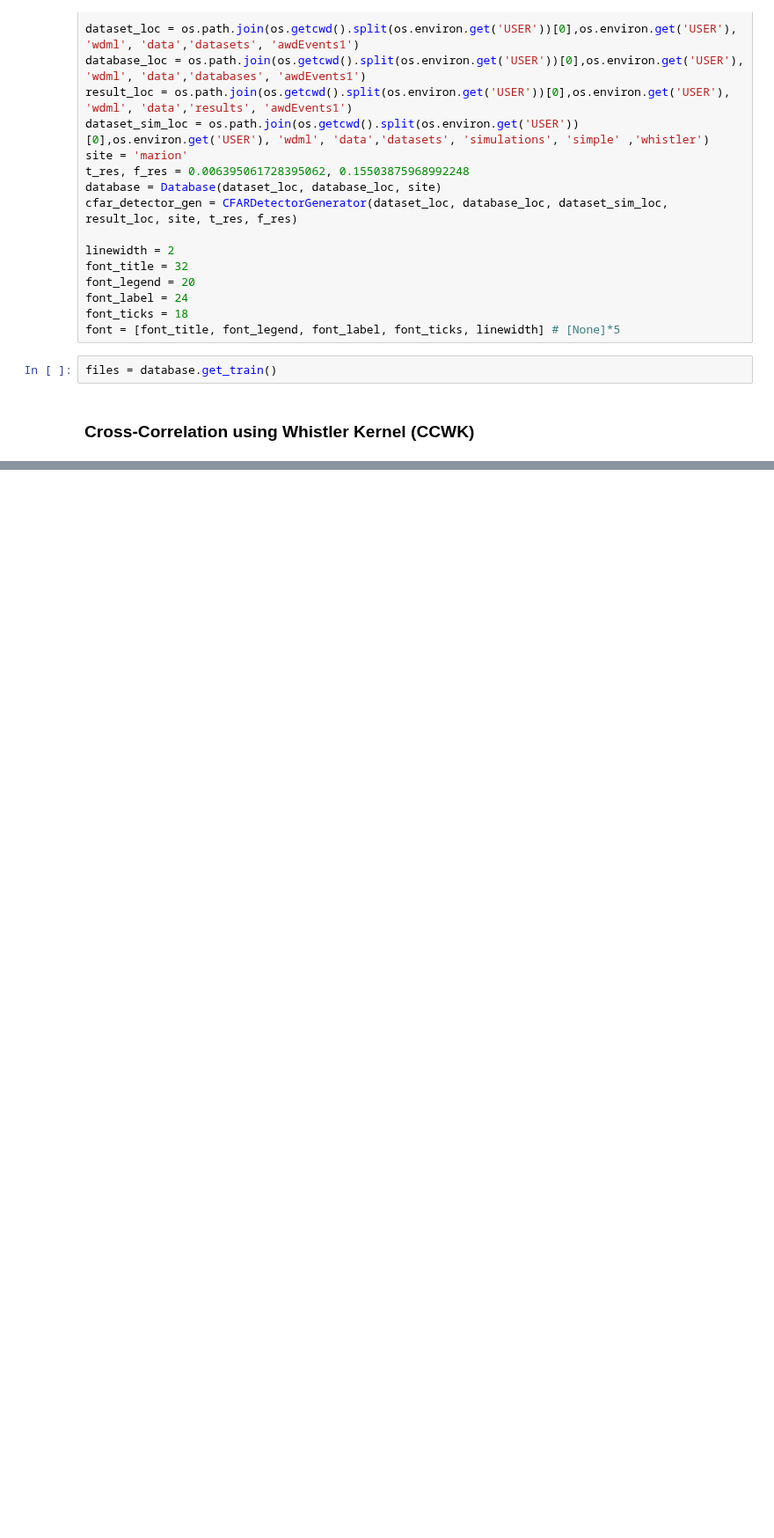
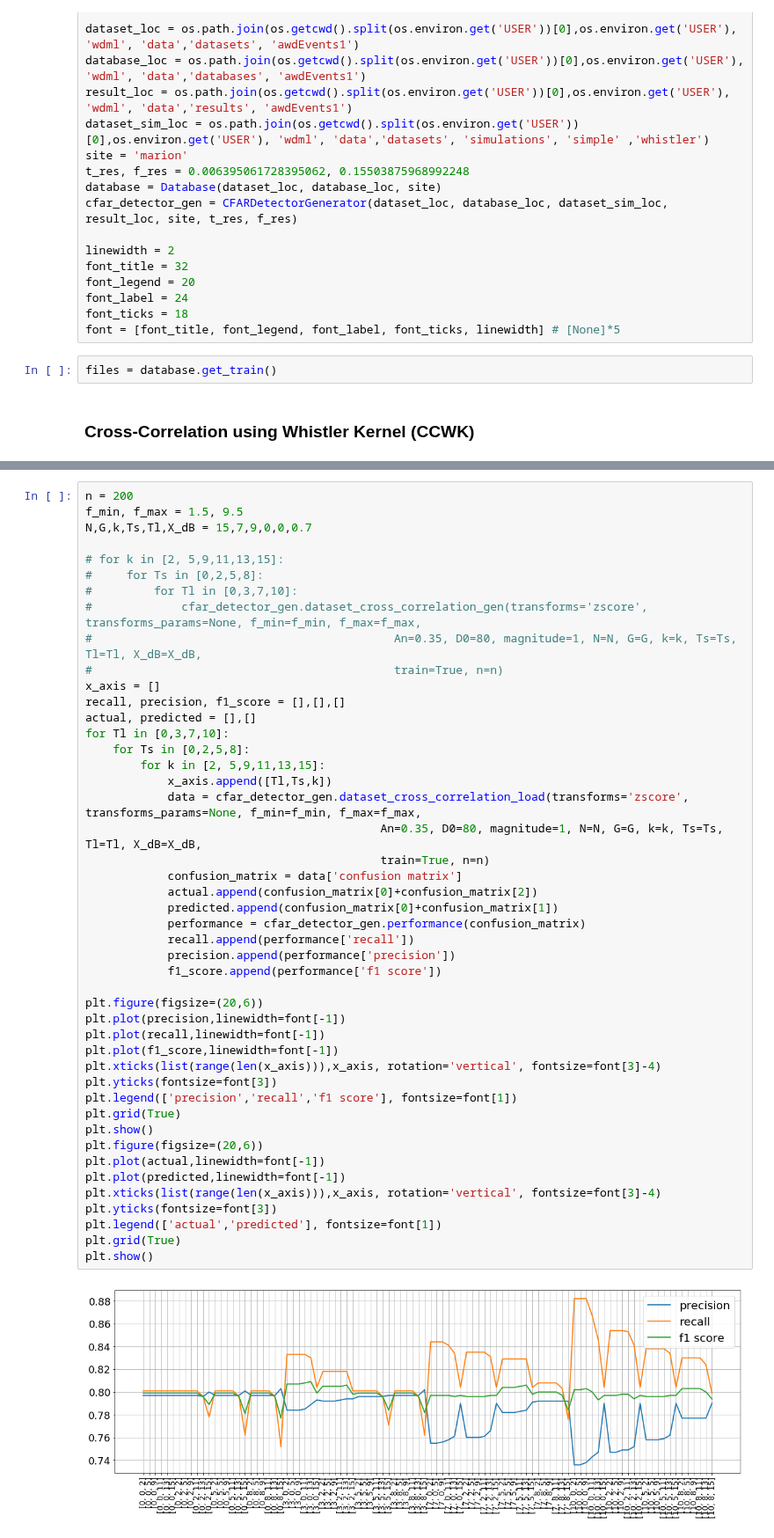
Before and after one commit to Kojey/MSc-whistler-waves-detector, a Jupyter notebook: ipy/report/chapter7.ipynb, the cells around one changed output, grey strips where cells are left out. Shown at 88% size. Cells and saved outputs as stored; diff of their text form; blank space fills up the shorter version.

```diff
--- a/ipy/report/chapter7.ipynb
+++ b/ipy/report/chapter7.ipynb
@@ -44,0 +129,48 @@ files = database.get_train()
+# %%
+n = 200
+f_min, f_max = 1.5, 9.5
+N,G,k,Ts,Tl,X_dB = 15,7,9,0,0,0.7
+
+# for k in [2, 5,9,11,13,15]:
+#     for Ts in [0,2,5,8]:
+#         for Tl in [0,3,7,10]:
+#             cfar_detector_gen.dataset_cross_correlation_gen(transforms='zscore', transforms_params=None, f_min=f_min, f_max=f_max,
+#                                            An=0.35, D0=80, magnitude=1, N=N, G=G, k=k, Ts=Ts, Tl=Tl, X_dB=X_dB,
+#                                            train=True, n=n)
+x_axis = []
+recall, precision, f1_score = [],[],[]
+actual, predicted = [],[]
+for Tl in [0,3,7,10]:
+    for Ts in [0,2,5,8]:
+        for k in [2, 5,9,11,13,15]:
+            x_axis.append([Tl,Ts,k])
+            data = cfar_detector_gen.dataset_cross_correlation_load(transforms='zscore', transforms_params=None, f_min=f_min, f_max=f_max,
+                                           An=0.35, D0=80, magnitude=1, N=N, G=G, k=k, Ts=Ts, Tl=Tl, X_dB=X_dB,
+                                           train=True, n=n)
+            confusion_matrix = data['confusion matrix']
+            actual.append(confusion_matrix[0]+confusion_matrix[2])
+            predicted.append(confusion_matrix[0]+confusion_matrix[1])
+            performance = cfar_detector_gen.performance(confusion_matrix)
+            recall.append(performance['recall'])
+            precision.append(performance['precision'])
+            f1_score.append(performance['f1 score'])
+
+plt.figure(figsize=(20,6))
+plt.plot(precision,linewidth=font[-1])
+plt.plot(recall,linewidth=font[-1])
+plt.plot(f1_score,linewidth=font[-1])
+plt.xticks(list(range(len(x_axis))),x_axis, rotation='vertical', fontsize=font[3]-4)
+plt.yticks(fontsize=font[3])
+plt.legend(['precision','recall','f1 score'], fontsize=font[1])
+plt.grid(True)
+plt.show()
+plt.figure(figsize=(20,6))
+plt.plot(actual,linewidth=font[-1])
+plt.plot(predicted,linewidth=font[-1])
+plt.xticks(list(range(len(x_axis))),x_axis, rotation='vertical', fontsize=font[3]-4)
+plt.yticks(fontsize=font[3])
+plt.legend(['actual','predicted'], fontsize=font[1])
+plt.grid(True)
+plt.show()
+# %% [output]
+[figure, added]
```
Also changed, not shown: parts of 4 cells of this notebook, 2 other files.
